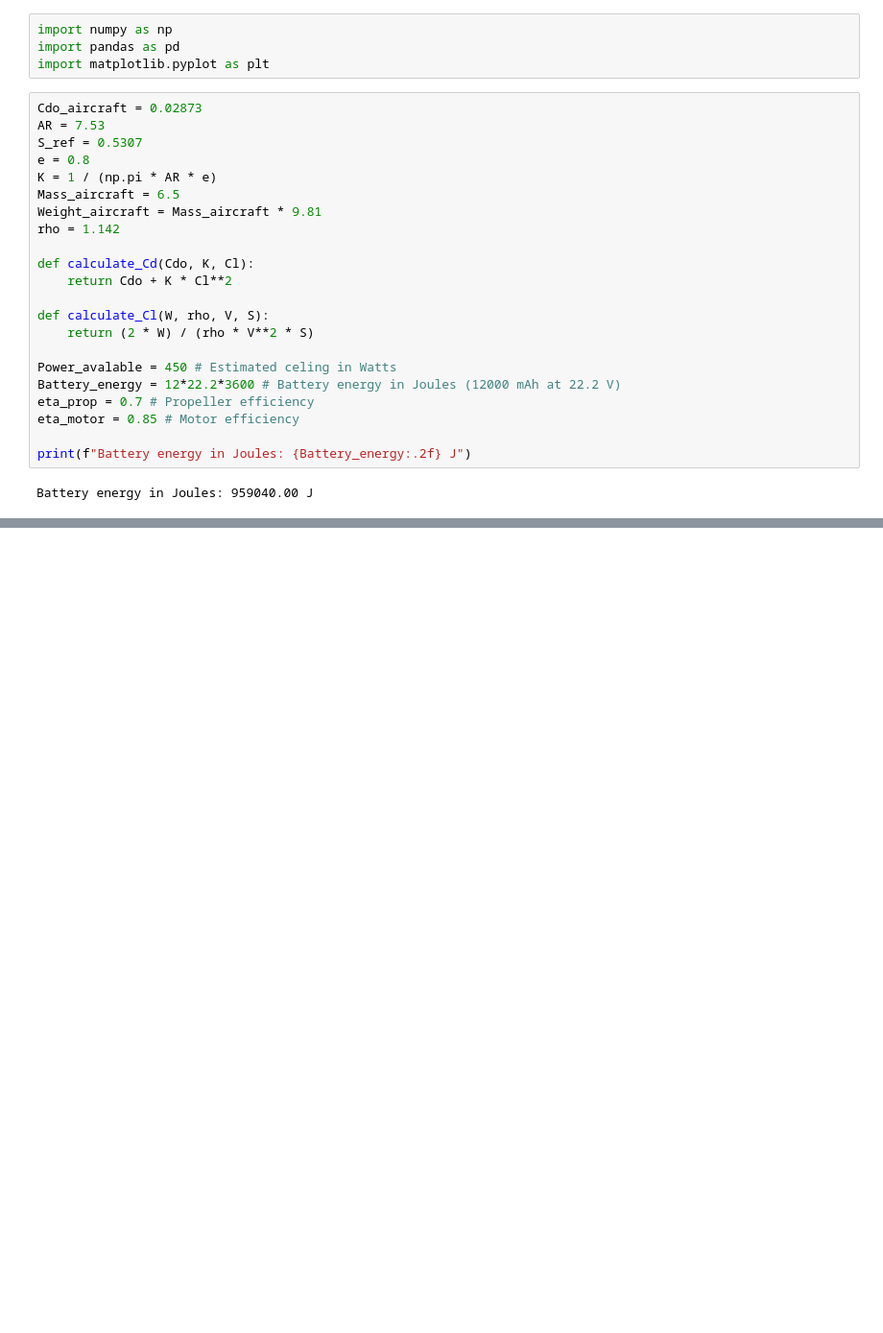
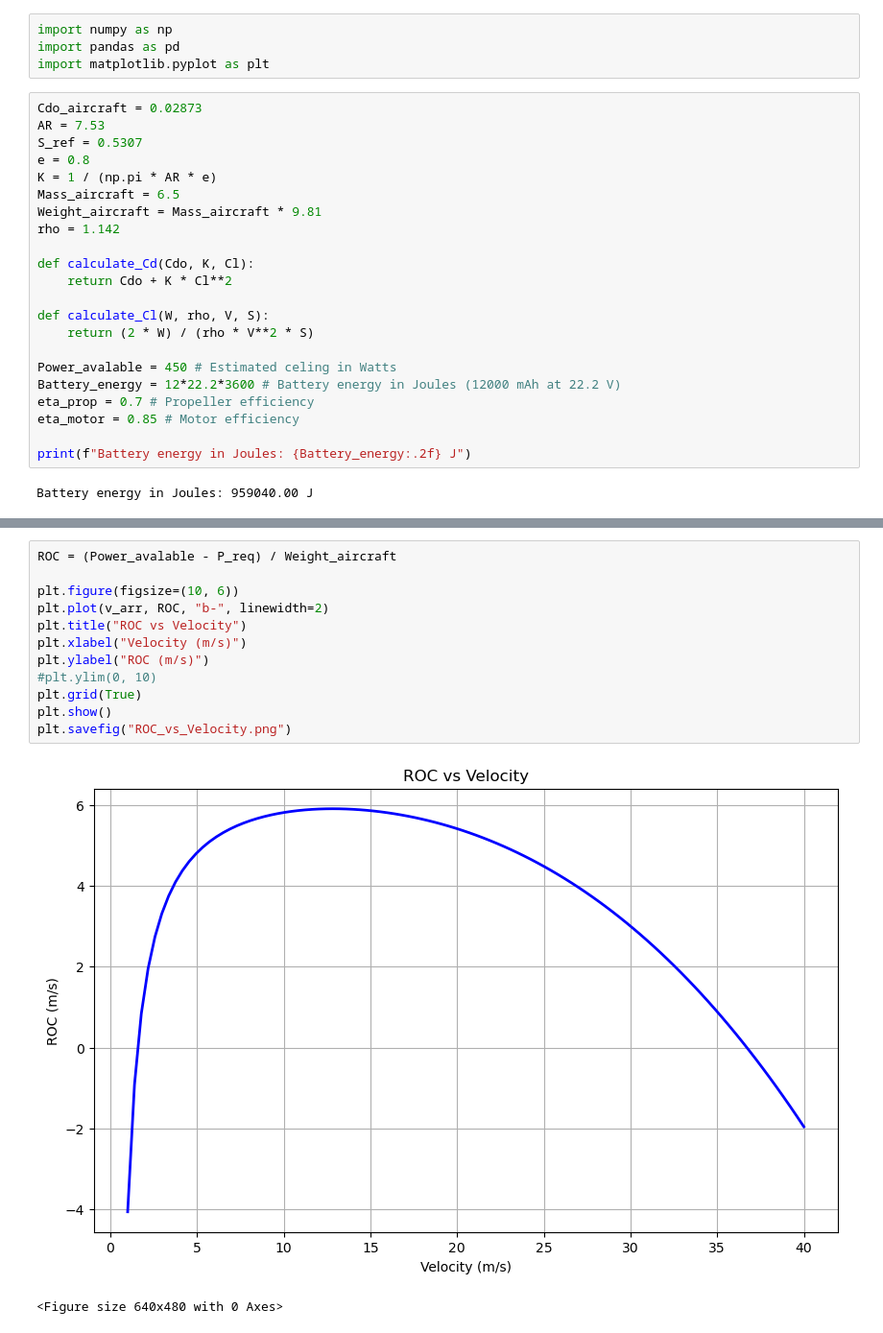
Before and after one commit to abhijeetmangela/skunk_works, a Jupyter notebook: Week_9/Performance_metrics.ipynb, the cells around one changed output, grey strips where cells are left out. Shown at 96% size. Drawn from its saved outputs; the diff is of its cells as text; blank space fills up the shorter version.

```diff
--- a/Week_9/Performance_metrics.ipynb
+++ b/Week_9/Performance_metrics.ipynb
@@ -56,0 +77,15 @@ Maximum endurance: 2.15 hours
+# %%
+ROC = (Power_avalable - P_req) / Weight_aircraft
+
+plt.figure(figsize=(10, 6))
+plt.plot(v_arr, ROC, "b-", linewidth=2)
+plt.title("ROC vs Velocity")
+plt.xlabel("Velocity (m/s)")
+plt.ylabel("ROC (m/s)")
+#plt.ylim(0, 10)
+plt.grid(True)
+plt.show()
+plt.savefig("ROC_vs_Velocity.png")
+# %% [output]
+[figure, added]
+<Figure size 640x480 with 0 Axes>
```
Also changed, not shown: parts of 3 cells of this notebook.
